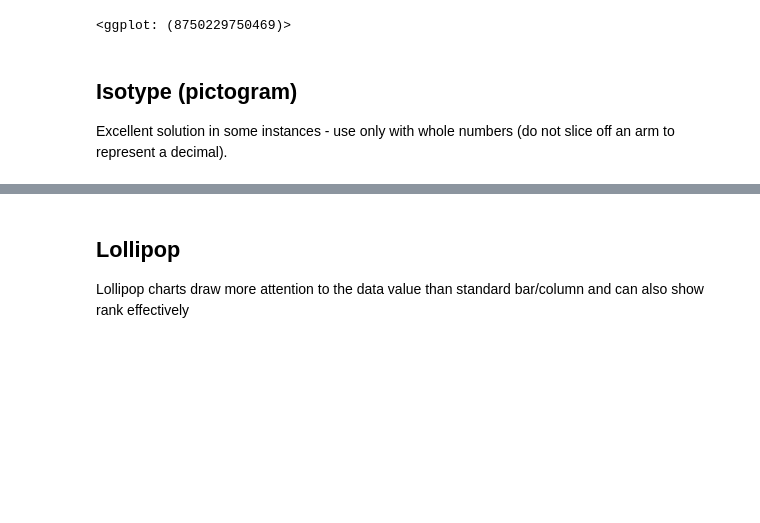
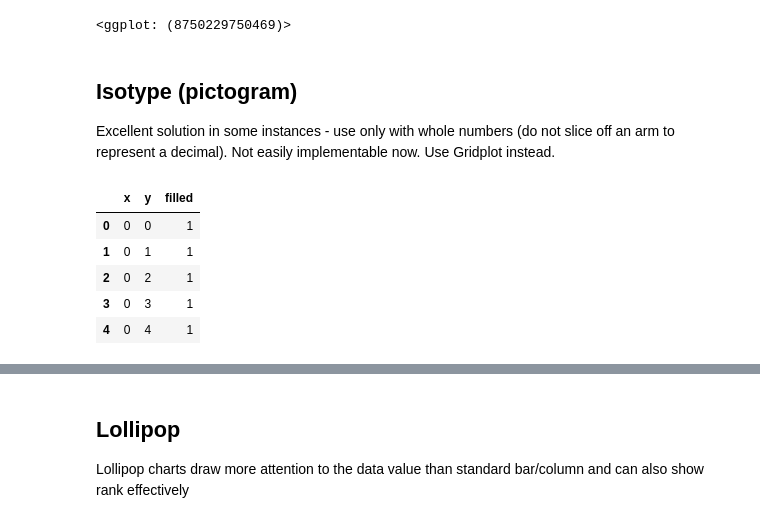
Before and after one commit to cstorm125/viztech, a Jupyter notebook: magnitude.ipynb, the cells around one changed output, grey strips where cells are left out. Cells and saved outputs as stored; diff of their text form; code cells hidden in the pictures; blank space fills up the shorter version.

Commit message:
part-to-whole almost done

```diff
--- a/magnitude.ipynb
+++ b/magnitude.ipynb
@@ -150,4 +139,20 @@ g
 <ggplot: (8750229750469)>
 # %% [markdown]
 ## Isotype (pictogram)
-Excellent solution in some instances - use only with whole numbers (do not slice off an arm to represent a decimal).
+Excellent solution in some instances - use only with whole numbers (do not slice off an arm to represent a decimal). Not easily implementable now. Use Gridplot instead.
+# %%
+df = []
+for i in range(10):
+    for j in range(10):
+        df.append({'x':i,'y':j})
+df = pd.DataFrame(df)
+df['filled'] = 0
+df.iloc[:32,2] = 1
+df.head()
+# %% [output]
+|  | x | y | filled |
+| 0 | 0 | 0 | 1 |
+| 1 | 0 | 1 | 1 |
+| 2 | 0 | 2 | 1 |
+| 3 | 0 | 3 | 1 |
+| 4 | 0 | 4 | 1 |
```
Also changed, not shown: parts of 2 cells of this notebook, 3 other files.
